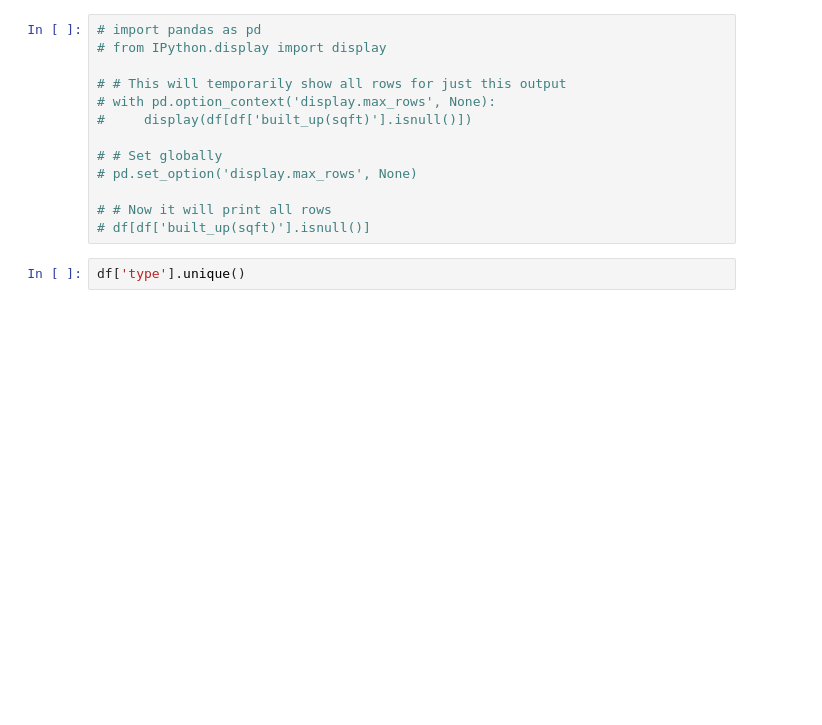
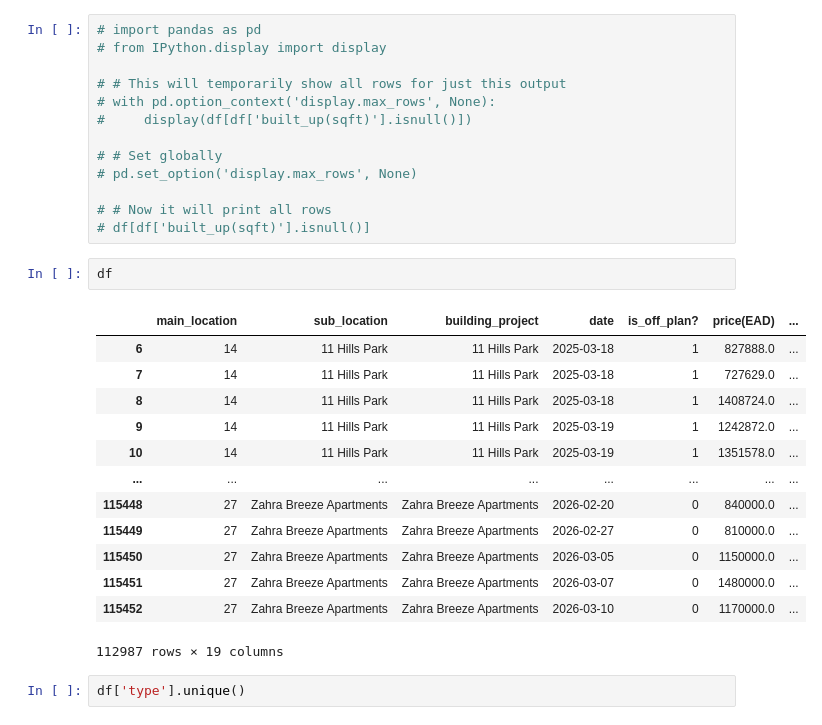
Before and after one commit to Paramesh079/sellanyhome, a Jupyter notebook: eda/train.ipynb, the cells around one changed output. Saved outputs shown, nothing was run; the diff lists cells and outputs as text; blank space fills up the shorter version.

```diff
--- a/eda/train.ipynb
+++ b/eda/train.ipynb
@@ -154,6 +262,22 @@ dtype: int64
 
 # # Now it will print all rows
 # df[df['built_up(sqft)'].isnull()]
+# %%
+df
+# %% [output]
+|  | main_location | sub_location | building_project | date | is_off_plan? | price(EAD) | ... |
+| 6 | 14 | 11 Hills Park | 11 Hills Park | 2025-03-18 | 1 | 827888.0 | ... |
+| 7 | 14 | 11 Hills Park | 11 Hills Park | 2025-03-18 | 1 | 727629.0 | ... |
+| 8 | 14 | 11 Hills Park | 11 Hills Park | 2025-03-18 | 1 | 1408724.0 | ... |
+| 9 | 14 | 11 Hills Park | 11 Hills Park | 2025-03-19 | 1 | 1242872.0 | ... |
+| 10 | 14 | 11 Hills Park | 11 Hills Park | 2025-03-19 | 1 | 1351578.0 | ... |
+| ... | ... | ... | ... | ... | ... | ... | ... |
+| 115448 | 27 | Zahra Breeze Apartments | Zahra Breeze Apartments | 2026-02-20 | 0 | 840000.0 | ... |
+| 115449 | 27 | Zahra Breeze Apartments | Zahra Breeze Apartments | 2026-02-27 | 0 | 810000.0 | ... |
+| 115450 | 27 | Zahra Breeze Apartments | Zahra Breeze Apartments | 2026-03-05 | 0 | 1150000.0 | ... |
+| 115451 | 27 | Zahra Breeze Apartments | Zahra Breeze Apartments | 2026-03-07 | 0 | 1480000.0 | ... |
+| 115452 | 27 | Zahra Breeze Apartments | Zahra Breeze Apartments | 2026-03-10 | 0 | 1170000.0 | ... |
+112987 rows × 19 columns
 # %%
 df['type'].unique()
 # %% [output]
```
Also changed, not shown: parts of 34 cells of this notebook, 3 other files.
